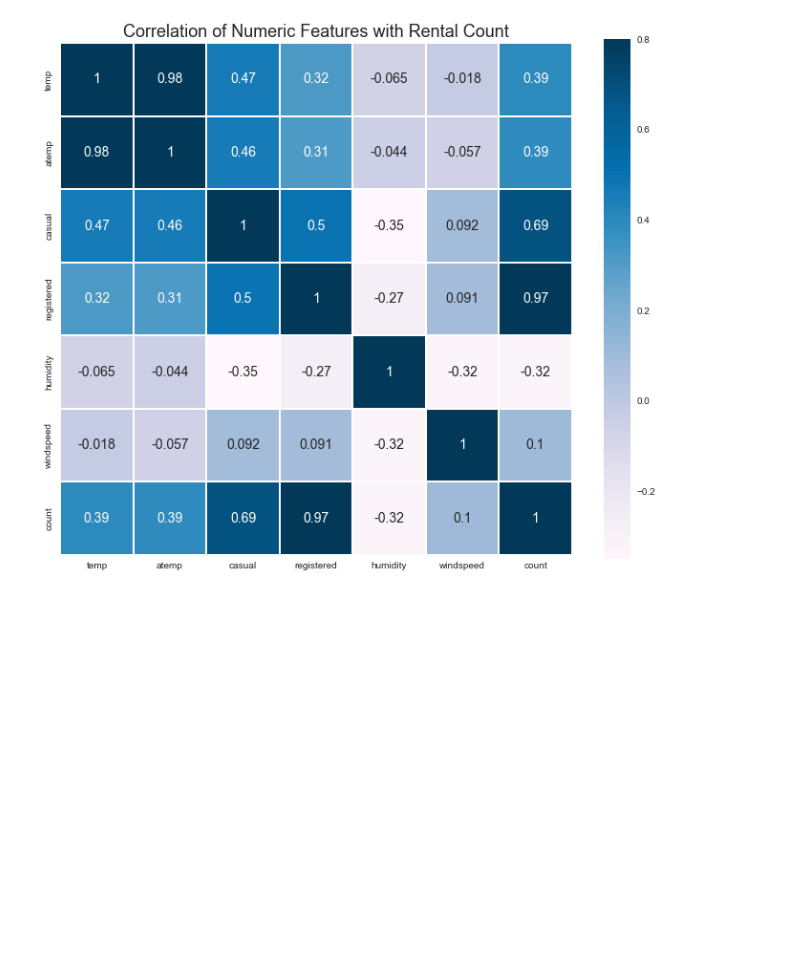
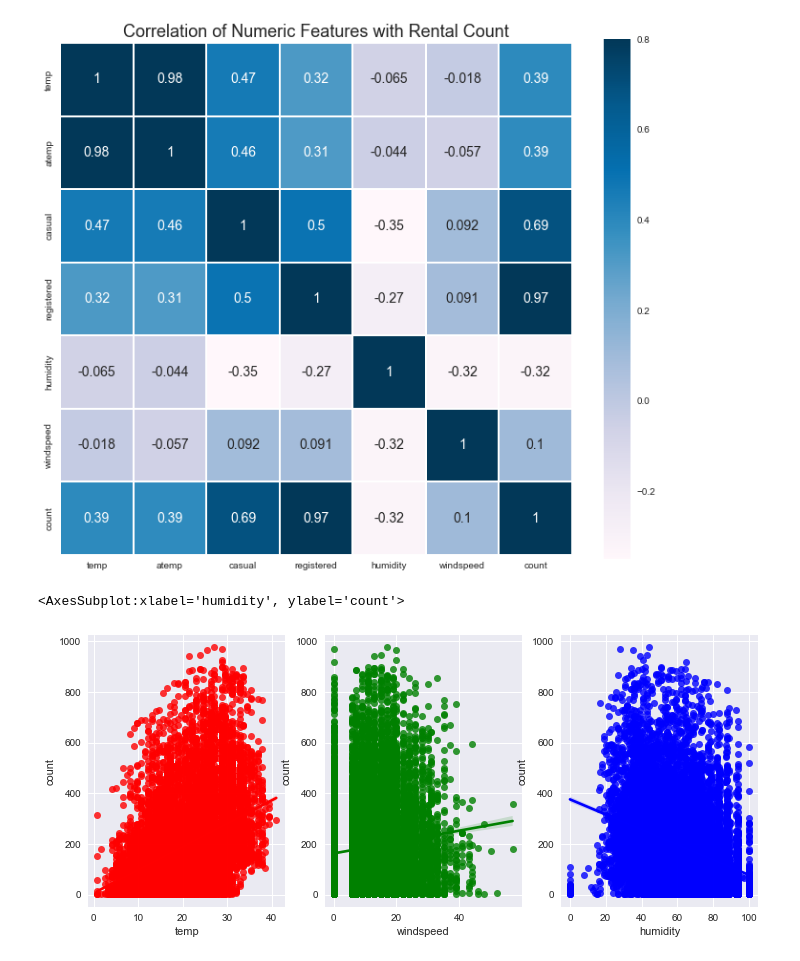
Before and after one commit to MyungHyun-Ahn/Bike_Sharing_Demand, a Jupyter notebook: data_ visualization.ipynb, the cells around one changed output. Saved outputs shown, nothing was run; the diff lists cells and outputs as text; code cells hidden in the pictures; blank space fills up the shorter version.

```diff
--- a/data_ visualization.ipynb
+++ b/data_ visualization.ipynb
@@ -213,3 +213,17 @@ sns.heatmap(corr_data.corr(), vmax=.8, linewidths=0.1, square=True, annot=True,
 # %%
 # 가장 눈에 띄게 진한 변수 registered
 # temp와 atemp 상관계수가 매우 높으므로 다중공선성
+# %%
+fig, ax = plt.subplots(ncols = 3, figsize=(12, 5))
+
+temp_scatter_plot = pd.concat([df_train['count'], df_train['temp']], axis=1)
+sns.regplot(x='temp', y='count', data=temp_scatter_plot, scatter=True, fit_reg=True, ax=ax[0], color='r')
+
+windspeed_scatter_plot = pd.concat([df_train['count'], df_train['windspeed']], axis=1)
+sns.regplot(x='windspeed', y='count', data=windspeed_scatter_plot, scatter=True, fit_reg=True,ax=ax[1], color='g')
+
+humidity_scatter_plot = pd.concat([df_train['count'], df_train['humidity']], axis=1)
+sns.regplot(x='humidity', y='count', data=humidity_scatter_plot, scatter=True, fit_reg=True, ax=ax[2], color='b')
+# %% [output]
+<AxesSubplot:xlabel='humidity', ylabel='count'>
+[figure, added]
```
Also changed, not shown: parts of 11 cells of this notebook.
